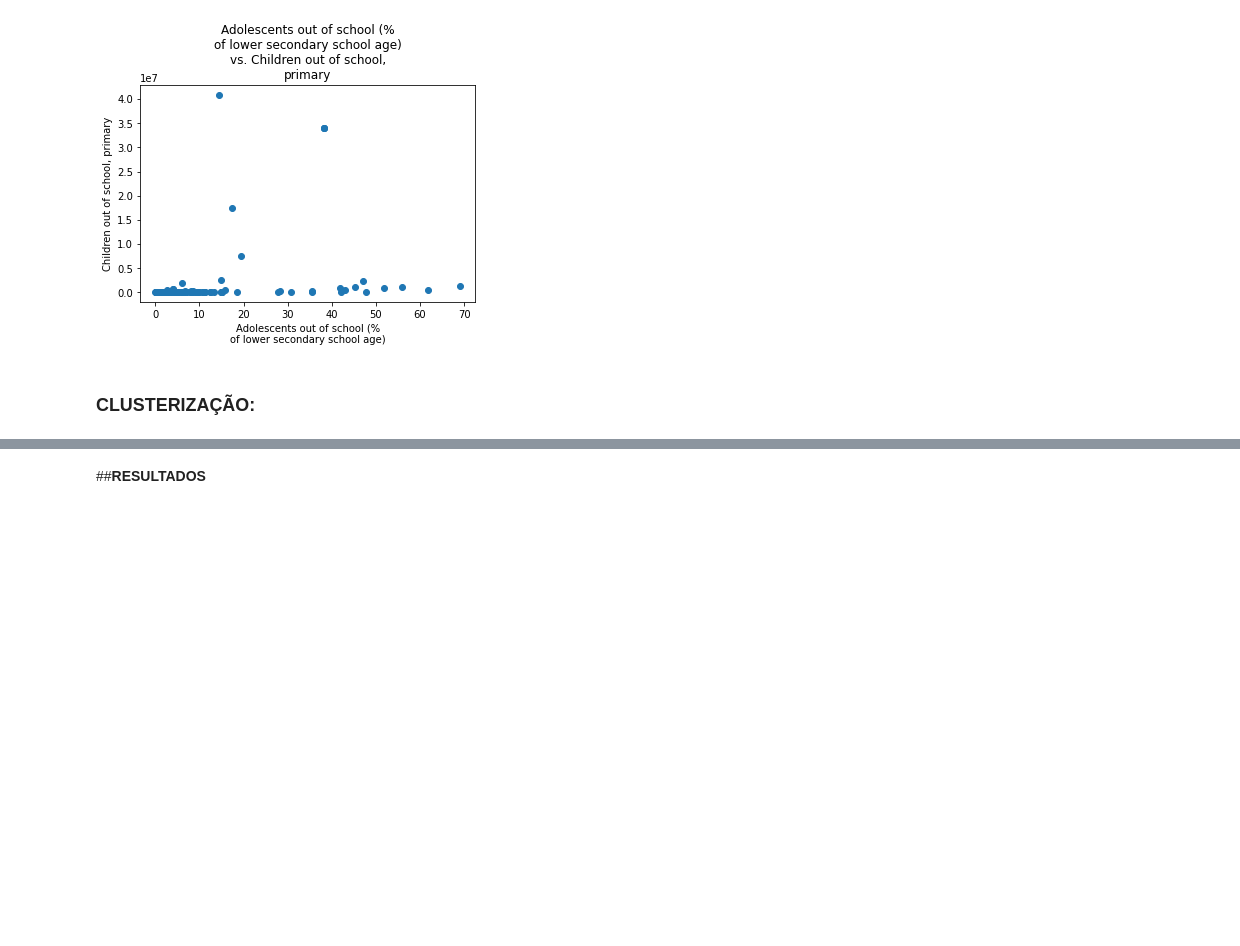
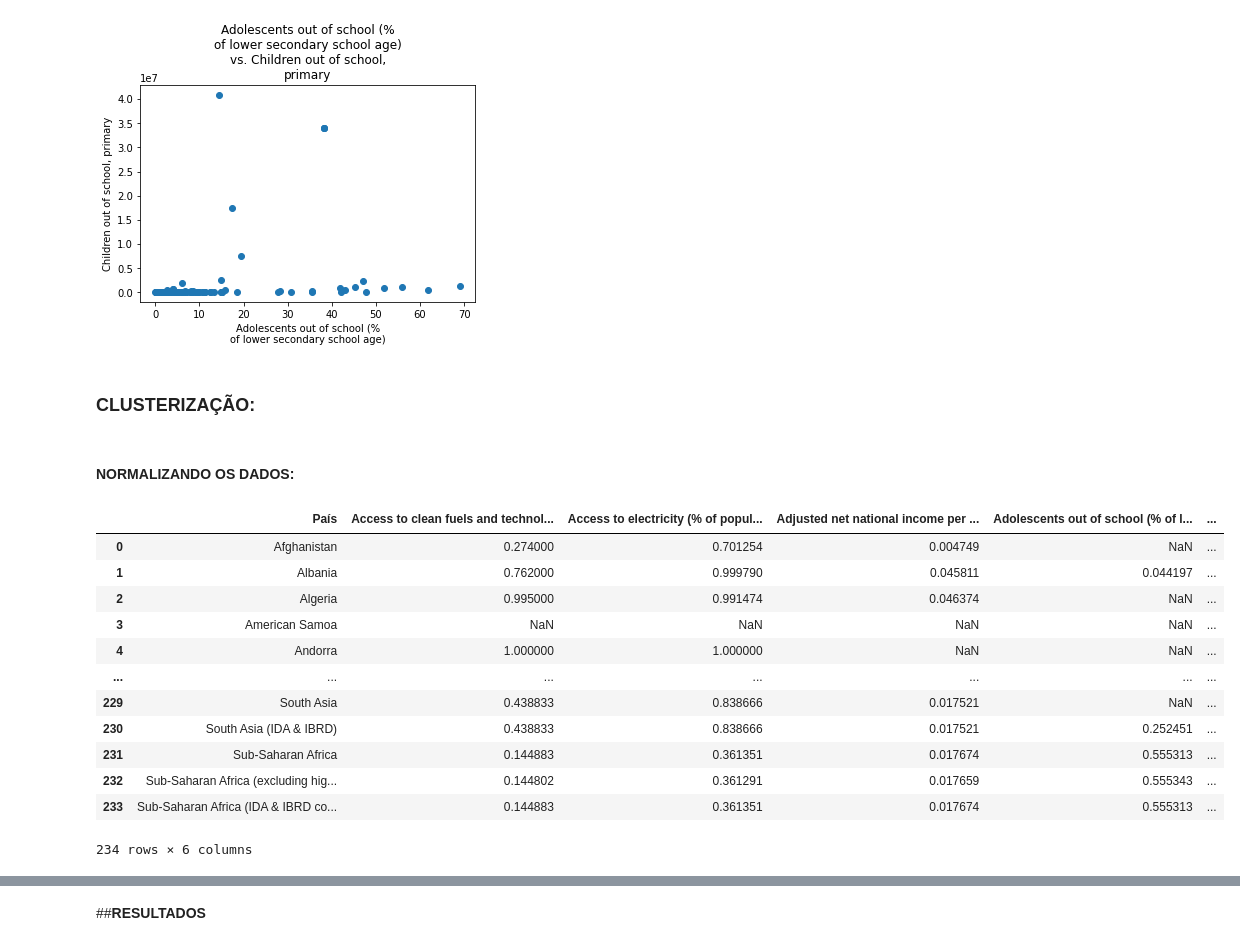
Before and after one commit to lucammarini/Project_Statistic_Analysis_03, a Jupyter notebook: Projeto_Statistic_Analysis_03.ipynb, the cells around one changed output, grey strips where cells are left out. Saved outputs shown, nothing was run; the diff lists cells and outputs as text; code cells hidden in the pictures; blank space fills up the shorter version.

```diff
--- a/Projeto_Statistic_Analysis_03.ipynb
+++ b/Projeto_Statistic_Analysis_03.ipynb
@@ -432,3 +443,22 @@ for n in lista_pares:
 [figure]
 # %% [markdown]
 ### CLUSTERIZAÇÃO:
+# %% [markdown]
+#### NORMALIZANDO OS DADOS:
+# %%
+df_2015n_normal = normalize(df_2015n)
+df_2015n_normal
+# %% [output]
+|  | País | Access to clean fuels and technol... | Access to electricity (% of popul... | Adjusted net national income per ... | Adolescents out of school (% of l... | ... |
+| 0 | Afghanistan | 0.274000 | 0.701254 | 0.004749 | NaN | ... |
+| 1 | Albania | 0.762000 | 0.999790 | 0.045811 | 0.044197 | ... |
+| 2 | Algeria | 0.995000 | 0.991474 | 0.046374 | NaN | ... |
+| 3 | American Samoa | NaN | NaN | NaN | NaN | ... |
+| 4 | Andorra | 1.000000 | 1.000000 | NaN | NaN | ... |
+| ... | ... | ... | ... | ... | ... | ... |
+| 229 | South Asia | 0.438833 | 0.838666 | 0.017521 | NaN | ... |
+| 230 | South Asia (IDA & IBRD) | 0.438833 | 0.838666 | 0.017521 | 0.252451 | ... |
+| 231 | Sub-Saharan Africa | 0.144883 | 0.361351 | 0.017674 | 0.555313 | ... |
+| 232 | Sub-Saharan Africa (excluding hig... | 0.144802 | 0.361291 | 0.017659 | 0.555343 | ... |
+| 233 | Sub-Saharan Africa (IDA & IBRD co... | 0.144883 | 0.361351 | 0.017674 | 0.555313 | ... |
+234 rows × 6 columns
```
Also changed, not shown: parts of 6 cells of this notebook.
